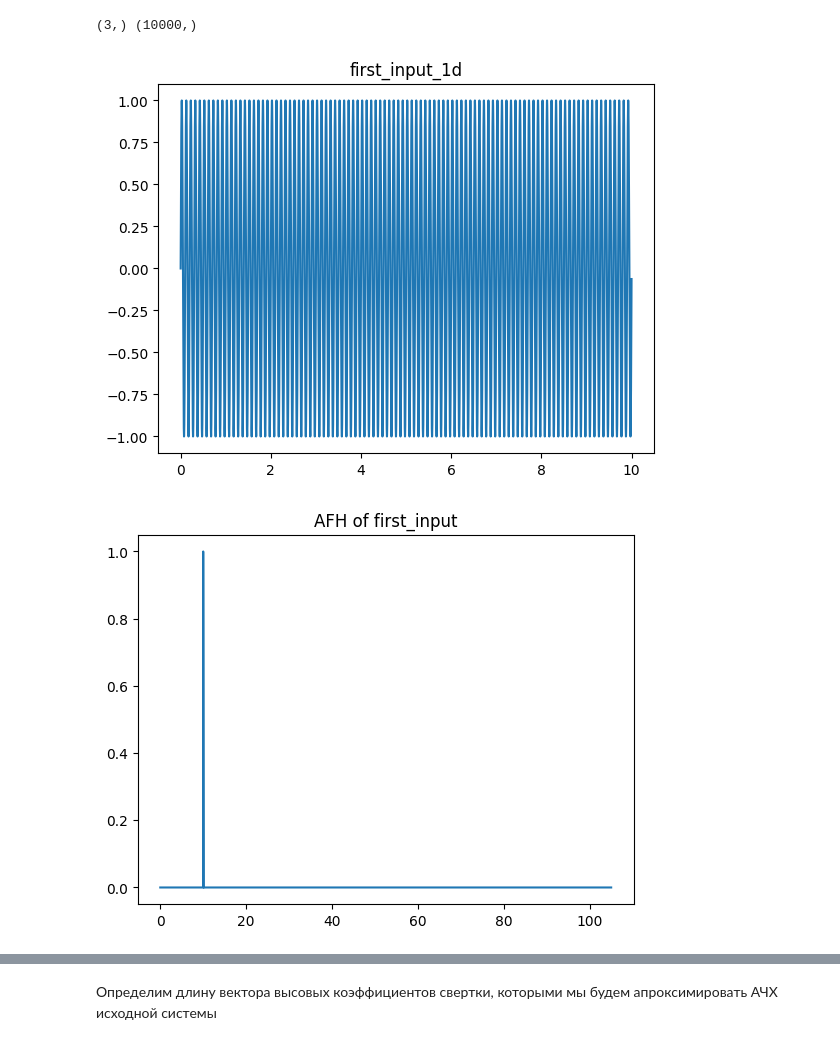
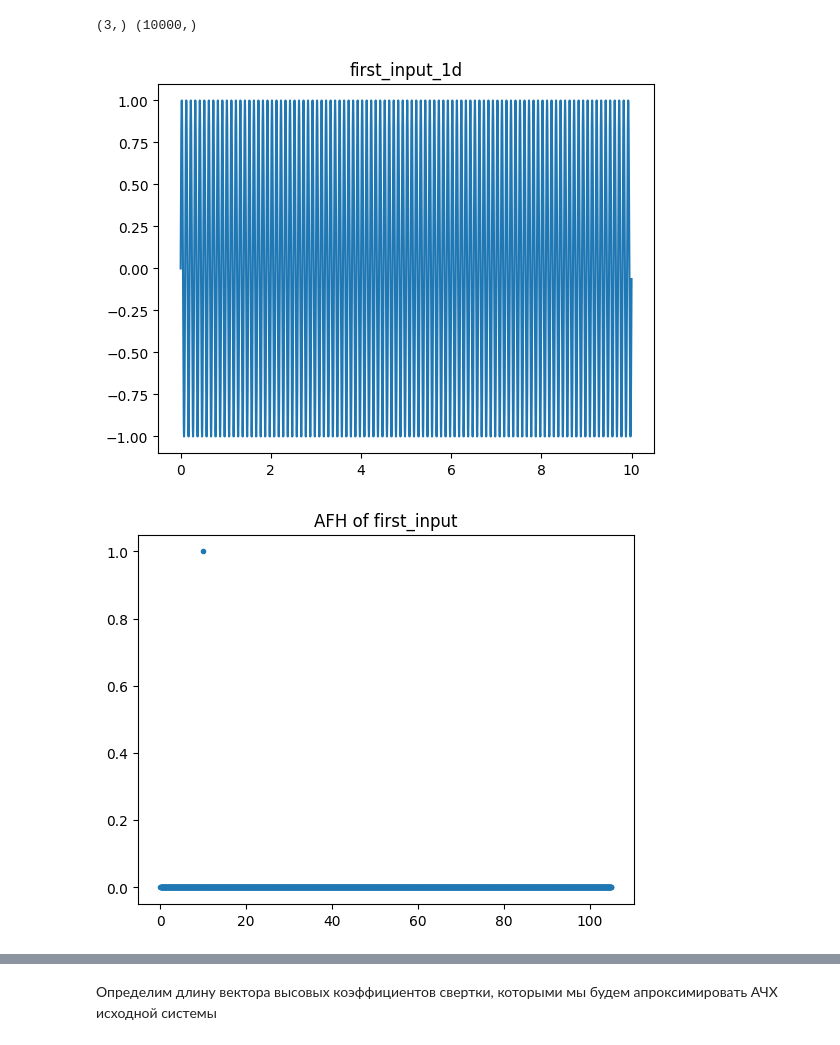
Before and after one commit to dd114/Adaptive-filter-1, a Jupyter notebook: Adaptive-filter-1.ipynb, the cells around one changed output, grey strips where cells are left out. Cells and saved outputs as stored; diff of their text form; code cells hidden in the pictures.

```diff
--- a/Adaptive-filter-1.ipynb
+++ b/Adaptive-filter-1.ipynb
@@ -198,19 +153,19 @@ second_input_1d = processing_of_signal(first_input_1d, initial_weights_1d)
 # %%
 plt.plot(t, first_input_1d)
 plt.title("first_input_1d")
 plt.show()
 
 freq_bound = 2100
 
 x = fftpack.rfftfreq(first_input_1d.size, right_bound / number_of_t)[:freq_bound]
 y = 2 * np.abs(fftpack.rfft(first_input_1d)[:freq_bound]) / first_input_1d.size
 
-plt.plot(x, y)
+plt.plot(x, y, '.')
 plt.title("AFH of first_input")
 plt.show()
 # %% [output]
 [figure]
-[figure, old version]
+[figure, new version]
 # %%
 plt.plot(t, second_input_1d)
 plt.title("second_input_1d")
```
Also changed, not shown: parts of 20 cells of this notebook, 4 other files.
